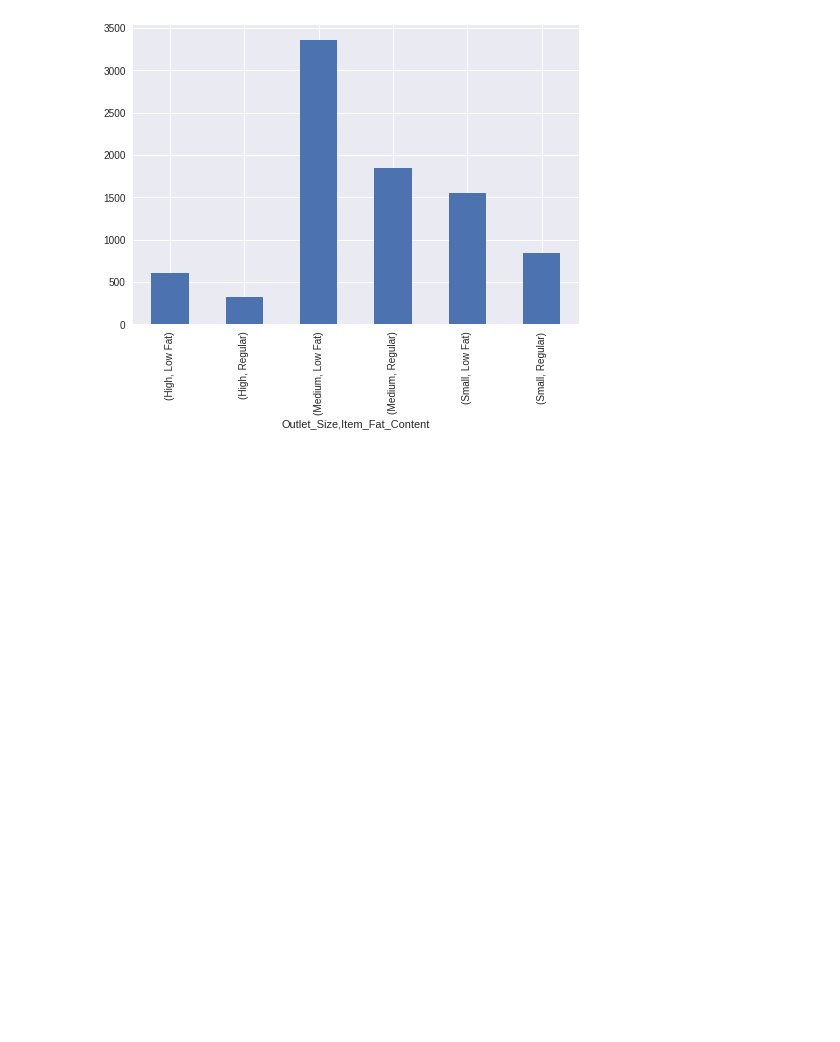
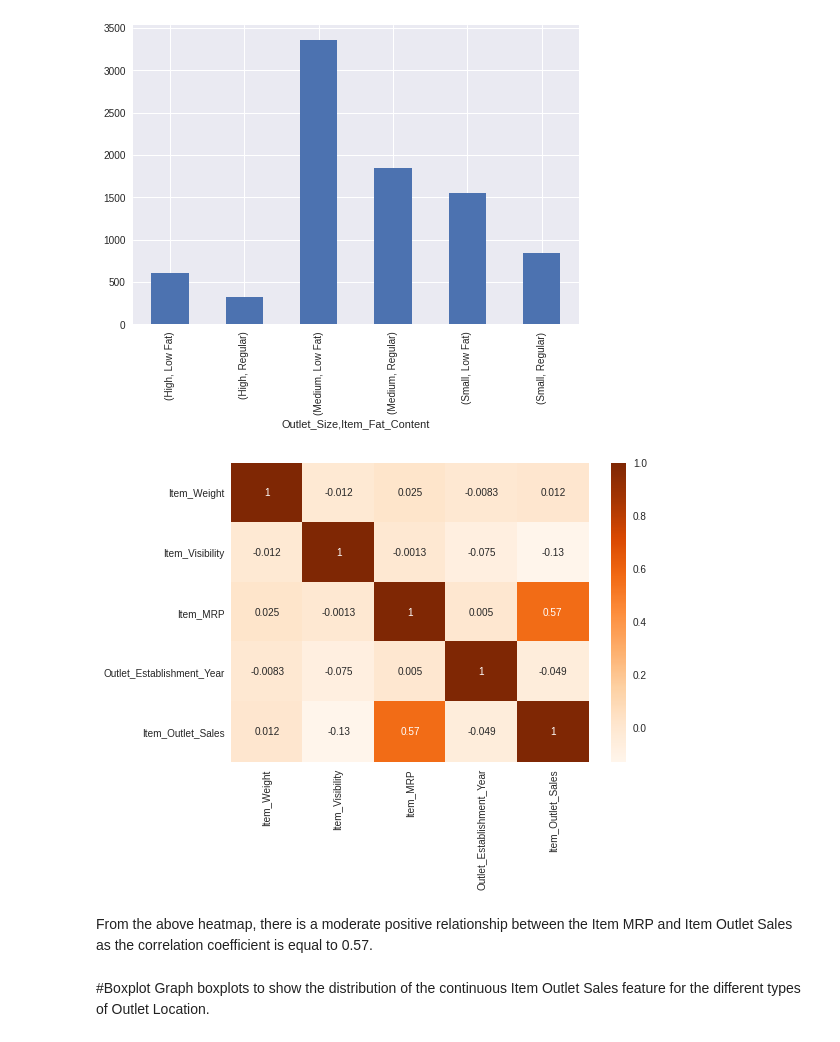
Before and after one commit to tibebu-sime/sales-predictions, a Jupyter notebook: salespredictions_project.ipynb, the cells around one changed output. Drawn from its saved outputs; the diff is of its cells as text; code cells hidden in the pictures; blank space fills up the shorter version.

```diff
--- a/salespredictions_project.ipynb
+++ b/salespredictions_project.ipynb
@@ -281,3 +278,16 @@ sales_data.groupby('Outlet_Size')['Item_Fat_Content'].value_counts().plot.bar()
 plt.show()
 # %% [output]
 [figure]
+# %%
+# Plotting the correlation between features using heatmaps
+correlation = sales_data.corr()
+# %%
+sns.heatmap(correlation, cmap='Oranges', annot=True)
+plt.show()
+# %% [output]
+[figure, added]
+# %% [markdown]
+From the above heatmap, there is a moderate positive relationship between the Item MRP and Item Outlet Sales as the correlation coefficient is equal to 0.57.
+# %% [markdown]
+#Boxplot
+Graph boxplots to show the distribution of the continuous Item Outlet Sales feature for the different types of Outlet Location.
```
Also changed, not shown: parts of 12 cells of this notebook.
